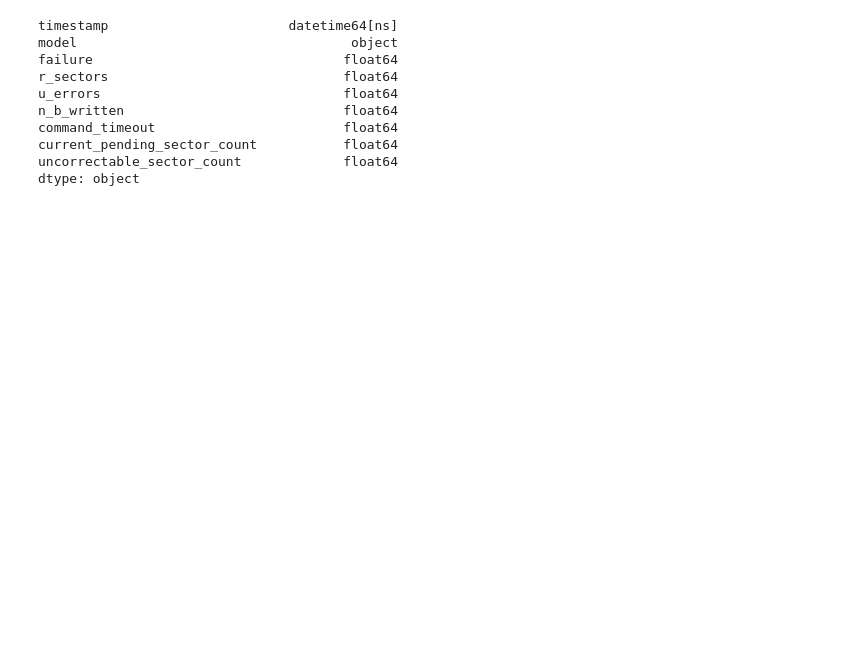
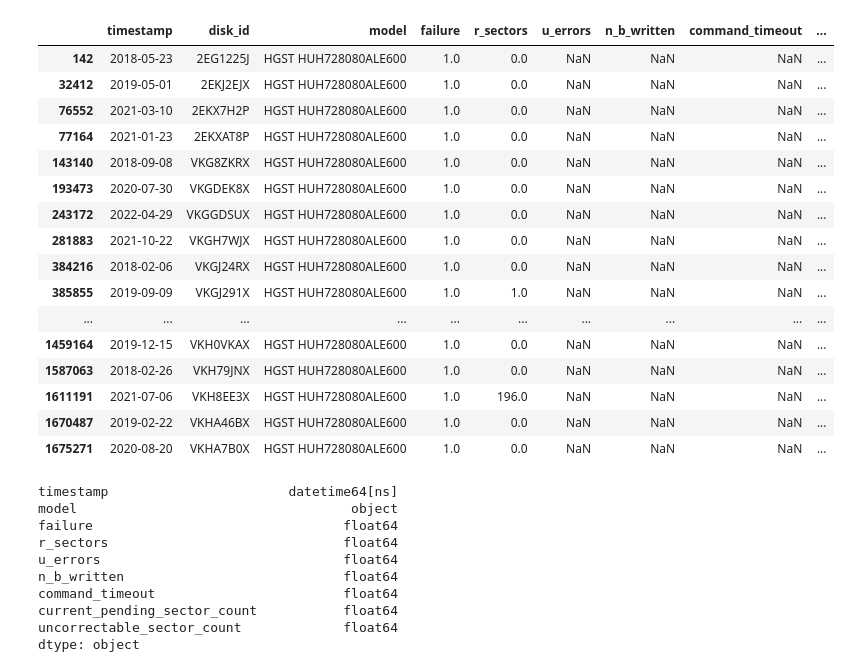
Before and after one commit to EricBorba/StorageFailurePredictor, a Jupyter notebook: QueriesHDDBackBlaze.ipynb, the cells around one changed output. Cells and saved outputs as stored; diff of their text form; code cells hidden in the pictures; blank space fills up the shorter version.

```diff
--- a/QueriesHDDBackBlaze.ipynb
+++ b/QueriesHDDBackBlaze.ipynb
@@ -56,4 +70,22 @@ x
 # %%
-y = df.loc[df.failure.isin([1])].sum()
+y = df.loc[df.failure.isin([1])]
 y
+# %% [output]
+|  | timestamp | disk_id | model | failure | r_sectors | u_errors | n_b_written | command_timeout | ... |
+| 142 | 2018-05-23 | 2EG1225J | HGST HUH728080ALE600 | 1.0 | 0.0 | NaN | NaN | NaN | ... |
+| 32412 | 2019-05-01 | 2EKJ2EJX | HGST HUH728080ALE600 | 1.0 | 0.0 | NaN | NaN | NaN | ... |
+| 76552 | 2021-03-10 | 2EKX7H2P | HGST HUH728080ALE600 | 1.0 | 0.0 | NaN | NaN | NaN | ... |
+| 77164 | 2021-01-23 | 2EKXAT8P | HGST HUH728080ALE600 | 1.0 | 0.0 | NaN | NaN | NaN | ... |
+| 143140 | 2018-09-08 | VKG8ZKRX | HGST HUH728080ALE600 | 1.0 | 0.0 | NaN | NaN | NaN | ... |
+| 193473 | 2020-07-30 | VKGDEK8X | HGST HUH728080ALE600 | 1.0 | 0.0 | NaN | NaN | NaN | ... |
+| 243172 | 2022-04-29 | VKGGDSUX | HGST HUH728080ALE600 | 1.0 | 0.0 | NaN | NaN | NaN | ... |
+| 281883 | 2021-10-22 | VKGH7WJX | HGST HUH728080ALE600 | 1.0 | 0.0 | NaN | NaN | NaN | ... |
+| 384216 | 2018-02-06 | VKGJ24RX | HGST HUH728080ALE600 | 1.0 | 0.0 | NaN | NaN | NaN | ... |
+| 385855 | 2019-09-09 | VKGJ291X | HGST HUH728080ALE600 | 1.0 | 1.0 | NaN | NaN | NaN | ... |
+| ... | ... | ... | ... | ... | ... | ... | ... | ... | ... |
+| 1459164 | 2019-12-15 | VKH0VKAX | HGST HUH728080ALE600 | 1.0 | 0.0 | NaN | NaN | NaN | ... |
+| 1587063 | 2018-02-26 | VKH79JNX | HGST HUH728080ALE600 | 1.0 | 0.0 | NaN | NaN | NaN | ... |
+| 1611191 | 2021-07-06 | VKH8EE3X | HGST HUH728080ALE600 | 1.0 | 196.0 | NaN | NaN | NaN | ... |
+| 1670487 | 2019-02-22 | VKHA46BX | HGST HUH728080ALE600 | 1.0 | 0.0 | NaN | NaN | NaN | ... |
+| 1675271 | 2020-08-20 | VKHA7B0X | HGST HUH728080ALE600 | 1.0 | 0.0 | NaN | NaN | NaN | ... |
 # %%
```
Also changed, not shown: parts of 4 cells of this notebook.
